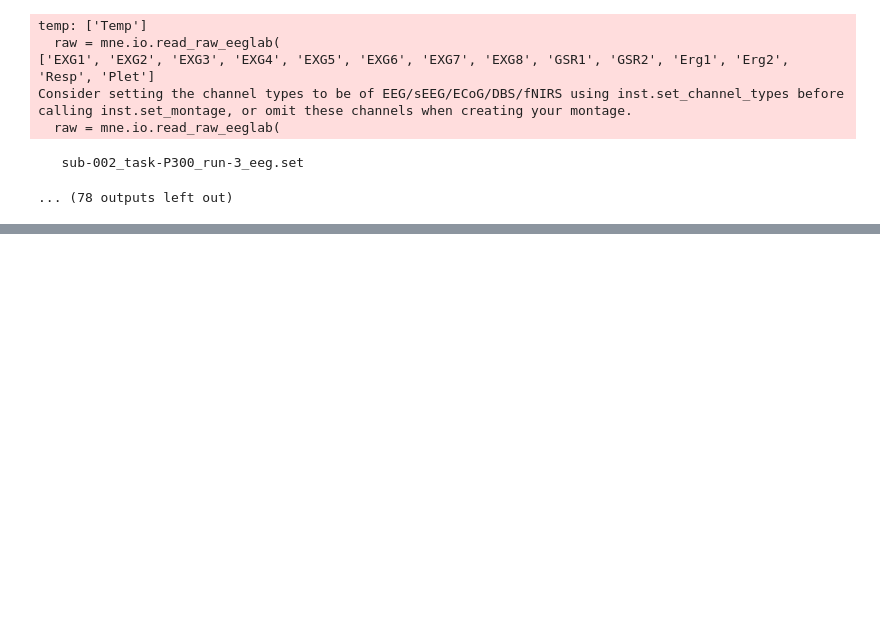
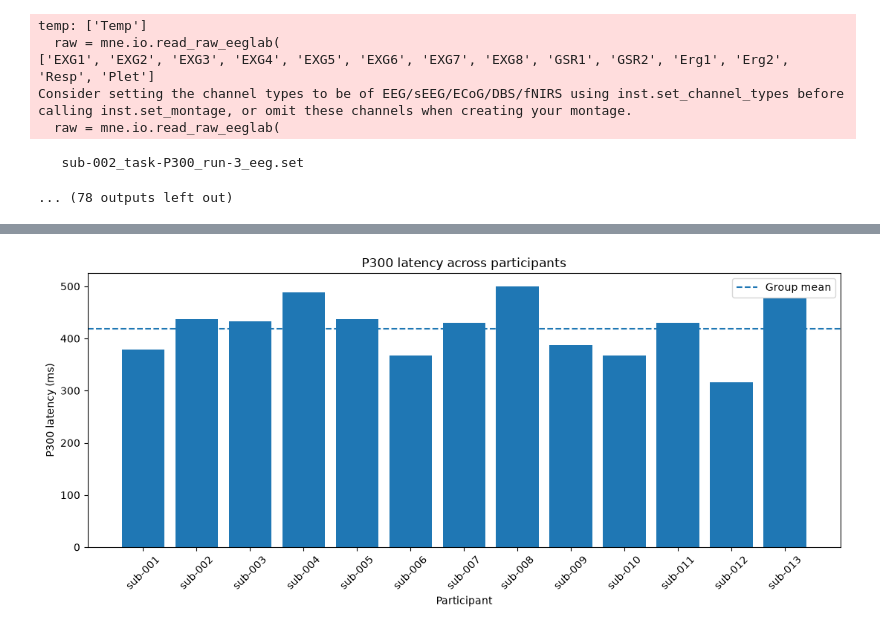
Before and after one commit to fafou7UBC/EEG_project, a Jupyter notebook: project1_openneuro/notebooks/02_erp_p300.ipynb, the cells around one changed output, grey strips where cells are left out. Saved outputs shown, nothing was run; the diff lists cells and outputs as text; code cells hidden in the pictures; blank space fills up the shorter version.

```diff
--- a/project1_openneuro/notebooks/02_erp_p300.ipynb
+++ b/project1_openneuro/notebooks/02_erp_p300.ipynb
@@ -593,0 +625,24 @@ Consider setting the channel types to be of EEG/sEEG/ECoG/DBS/fNIRS using inst.s
+# %%
+plt.figure(figsize=(11, 5))
+
+plt.bar(
+    p300_results["subject"],
+    p300_results["p300_latency_ms"]
+)
+
+plt.axhline(
+    p300_results["p300_latency_ms"].mean(),
+    linestyle="--",
+    label="Group mean"
+)
+
+plt.xlabel("Participant")
+plt.ylabel("P300 latency (ms)")
+plt.title("P300 latency across participants")
+plt.xticks(rotation=45)
+plt.legend()
+
+plt.tight_layout()
+plt.show()
+# %% [output]
+[figure, added]
```
Also changed, not shown: parts of 3 cells of this notebook.
